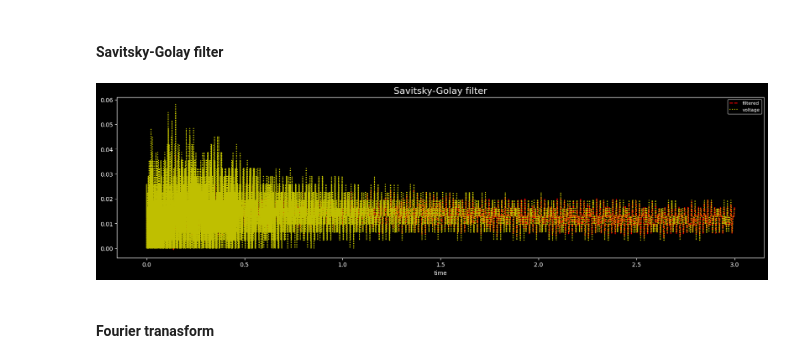
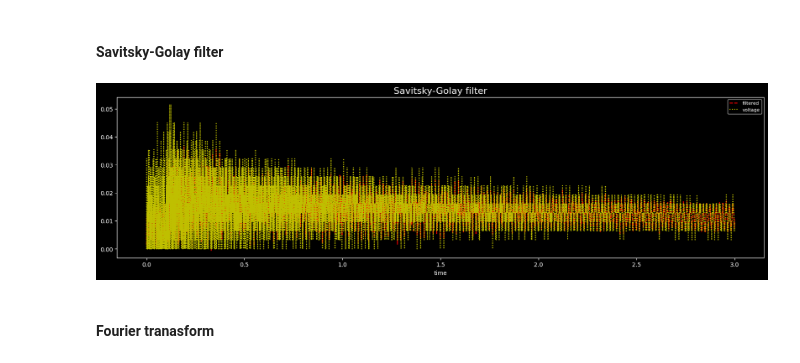
Before and after one commit to AustinHCopley/ezPiezo, a Jupyter notebook: visualize.ipynb, the cells around one changed output. Cells and saved outputs as stored; diff of their text form; code cells hidden in the pictures.

```diff
--- a/visualize.ipynb
+++ b/visualize.ipynb
@@ -51,9 +52,10 @@ from scipy.stats import skew, kurtosis
 # %% [markdown]
 #### Savitsky-Golay filter
 # %%
+time, data = get_chord("Am5")
 plot_compare(time, data, time, savgol_filter(data, window_length=30, polyorder=4), "filtered", "Savitsky-Golay filter")
 # %% [output]
-[figure, old version]
+[figure, new version]
 # %% [markdown]
 #### Fourier tranasform
 # %%
```
Also changed, not shown: parts of 1 cell of this notebook, 1 other file.
